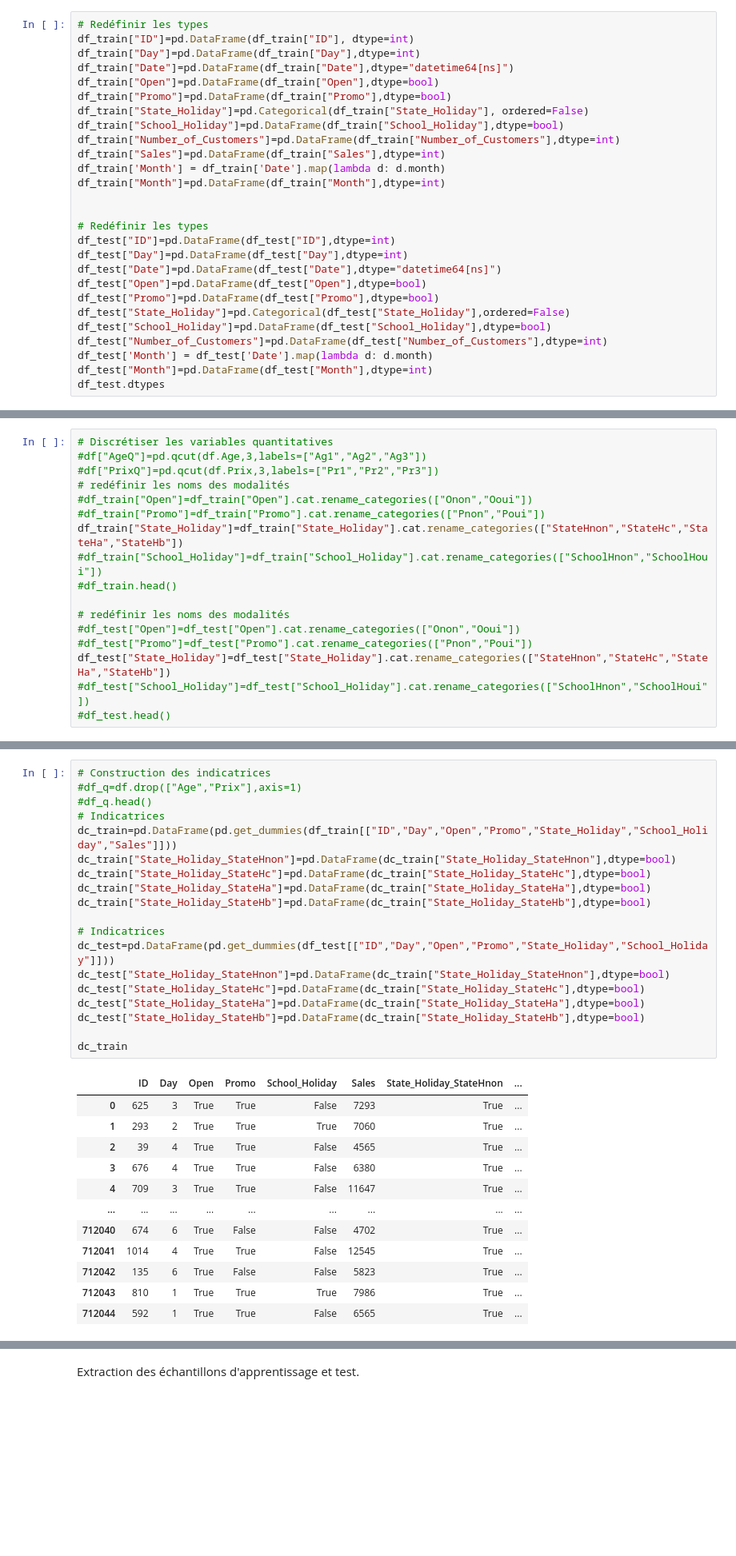
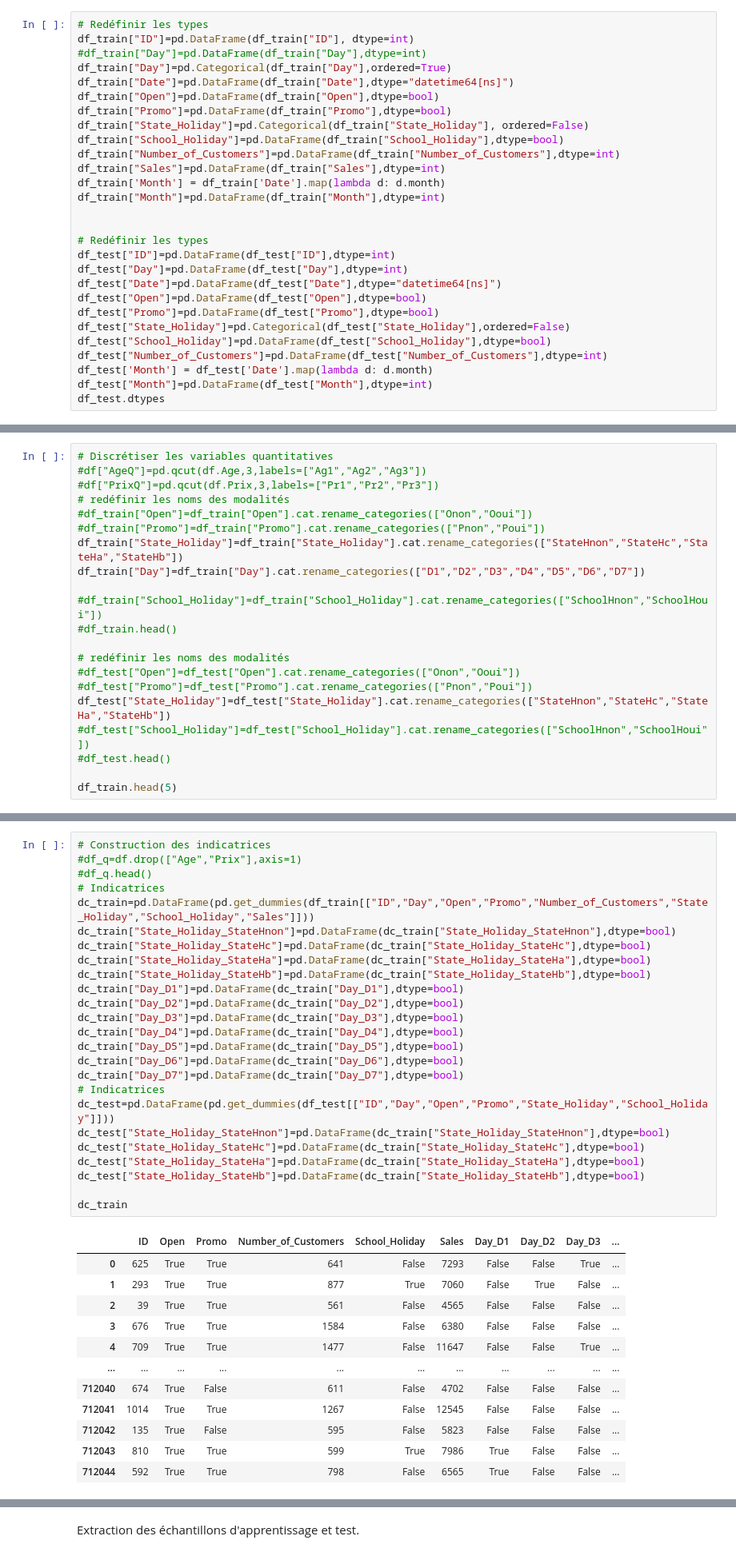
Before and after one commit to Arnofnr/ProjectBigDataCertif, a Jupyter notebook: SalesPredictionOlivier.ipynb, the cells around one changed output, grey strips where cells are left out. Shown at 80% size. Cells and saved outputs as stored; diff of their text form; blank space fills up the shorter version.

```diff
--- a/SalesPredictionOlivier.ipynb
+++ b/SalesPredictionOlivier.ipynb
@@ -54,7 +54,8 @@ dtype: object
 # %%
 # Redéfinir les types
 df_train["ID"]=pd.DataFrame(df_train["ID"], dtype=int)
-df_train["Day"]=pd.DataFrame(df_train["Day"],dtype=int)
+#df_train["Day"]=pd.DataFrame(df_train["Day"],dtype=int)
+df_train["Day"]=pd.Categorical(df_train["Day"],ordered=True)
 df_train["Date"]=pd.DataFrame(df_train["Date"],dtype="datetime64[ns]")
 df_train["Open"]=pd.DataFrame(df_train["Open"],dtype=bool)
 df_train["Promo"]=pd.DataFrame(df_train["Promo"],dtype=bool)
@@ -116,6 +117,8 @@ df_test["Number_of_Customers"] = df_test["Number_of_Customers"].fillna("0")
 #df_train["Open"]=df_train["Open"].cat.rename_categories(["Onon","Ooui"])
 #df_train["Promo"]=df_train["Promo"].cat.rename_categories(["Pnon","Poui"])
 df_train["State_Holiday"]=df_train["State_Holiday"].cat.rename_categories(["StateHnon","StateHc","StateHa","StateHb"])
+df_train["Day"]=df_train["Day"].cat.rename_categories(["D1","D2","D3","D4","D5","D6","D7"])
+
 #df_train["School_Holiday"]=df_train["School_Holiday"].cat.rename_categories(["SchoolHnon","SchoolHoui"])
 #df_train.head()
 
@@ -125,3 +128,5 @@ df_train["State_Holiday"]=df_train["State_Holiday"].cat.rename_categories(["Stat
 df_test["State_Holiday"]=df_test["State_Holiday"].cat.rename_categories(["StateHnon","StateHc","StateHa","StateHb"])
 #df_test["School_Holiday"]=df_test["School_Holiday"].cat.rename_categories(["SchoolHnon","SchoolHoui"])
 #df_test.head()
+
+df_train.head(5)
@@ -130,32 +142,38 @@ Il est nécessaire de transformer les données car `scikit-learn` ne reconnaît
 # %%
 # Construction des indicatrices
 #df_q=df.drop(["Age","Prix"],axis=1)
 #df_q.head()
 # Indicatrices
-dc_train=pd.DataFrame(pd.get_dummies(df_train[["ID","Day","Open","Promo","State_Holiday","School_Holiday","Sales"]]))
+dc_train=pd.DataFrame(pd.get_dummies(df_train[["ID","Day","Open","Promo","Number_of_Customers","State_Holiday","School_Holiday","Sales"]]))
 dc_train["State_Holiday_StateHnon"]=pd.DataFrame(dc_train["State_Holiday_StateHnon"],dtype=bool)
 dc_train["State_Holiday_StateHc"]=pd.DataFrame(dc_train["State_Holiday_StateHc"],dtype=bool)
 dc_train["State_Holiday_StateHa"]=pd.DataFrame(dc_train["State_Holiday_StateHa"],dtype=bool)
 dc_train["State_Holiday_StateHb"]=pd.DataFrame(dc_train["State_Holiday_StateHb"],dtype=bool)
-
+dc_train["Day_D1"]=pd.DataFrame(dc_train["Day_D1"],dtype=bool)
+dc_train["Day_D2"]=pd.DataFrame(dc_train["Day_D2"],dtype=bool)
+dc_train["Day_D3"]=pd.DataFrame(dc_train["Day_D3"],dtype=bool)
+dc_train["Day_D4"]=pd.DataFrame(dc_train["Day_D4"],dtype=bool)
+dc_train["Day_D5"]=pd.DataFrame(dc_train["Day_D5"],dtype=bool)
+dc_train["Day_D6"]=pd.DataFrame(dc_train["Day_D6"],dtype=bool)
+dc_train["Day_D7"]=pd.DataFrame(dc_train["Day_D7"],dtype=bool)
 # Indicatrices
 dc_test=pd.DataFrame(pd.get_dummies(df_test[["ID","Day","Open","Promo","State_Holiday","School_Holiday"]]))
 dc_test["State_Holiday_StateHnon"]=pd.DataFrame(dc_train["State_Holiday_StateHnon"],dtype=bool)
 dc_test["State_Holiday_StateHc"]=pd.DataFrame(dc_train["State_Holiday_StateHc"],dtype=bool)
 dc_test["State_Holiday_StateHa"]=pd.DataFrame(dc_train["State_Holiday_StateHa"],dtype=bool)
 dc_test["State_Holiday_StateHb"]=pd.DataFrame(dc_train["State_Holiday_StateHb"],dtype=bool)
 
 dc_train
 # %% [output]
-|  | ID | Day | Open | Promo | School_Holiday | Sales | State_Holiday_StateHnon | ... |
-| 0 | 625 | 3 | True | True | False | 7293 | True | ... |
-| 1 | 293 | 2 | True | True | True | 7060 | True | ... |
-| 2 | 39 | 4 | True | True | False | 4565 | True | ... |
-| 3 | 676 | 4 | True | True | False | 6380 | True | ... |
-| 4 | 709 | 3 | True | True | False | 11647 | True | ... |
-| ... | ... | ... | ... | ... | ... | ... | ... | ... |
-| 712040 | 674 | 6 | True | False | False | 4702 | True | ... |
-| 712041 | 1014 | 4 | True | True | False | 12545 | True | ... |
-| 712042 | 135 | 6 | True | False | False | 5823 | True | ... |
-| 712043 | 810 | 1 | True | True | True | 7986 | True | ... |
-| 712044 | 592 | 1 | True | True | False | 6565 | True | ... |
+|  | ID | Open | Promo | Number_of_Customers | School_Holiday | Sales | Day_D1 | Day_D2 | Day_D3 | ... |
+| 0 | 625 | True | True | 641 | False | 7293 | False | False | True | ... |
+| 1 | 293 | True | True | 877 | True | 7060 | False | True | False | ... |
+| 2 | 39 | True | True | 561 | False | 4565 | False | False | False | ... |
+| 3 | 676 | True | True | 1584 | False | 6380 | False | False | False | ... |
+| 4 | 709 | True | True | 1477 | False | 11647 | False | False | True | ... |
+| ... | ... | ... | ... | ... | ... | ... | ... | ... | ... | ... |
+| 712040 | 674 | True | False | 611 | False | 4702 | False | False | False | ... |
+| 712041 | 1014 | True | True | 1267 | False | 12545 | False | False | False | ... |
+| 712042 | 135 | True | False | 595 | False | 5823 | False | False | False | ... |
+| 712043 | 810 | True | True | 599 | True | 7986 | True | False | False | ... |
+| 712044 | 592 | True | True | 798 | False | 6565 | True | False | False | ... |
```
Also changed, not shown: parts of 15 cells of this notebook.
